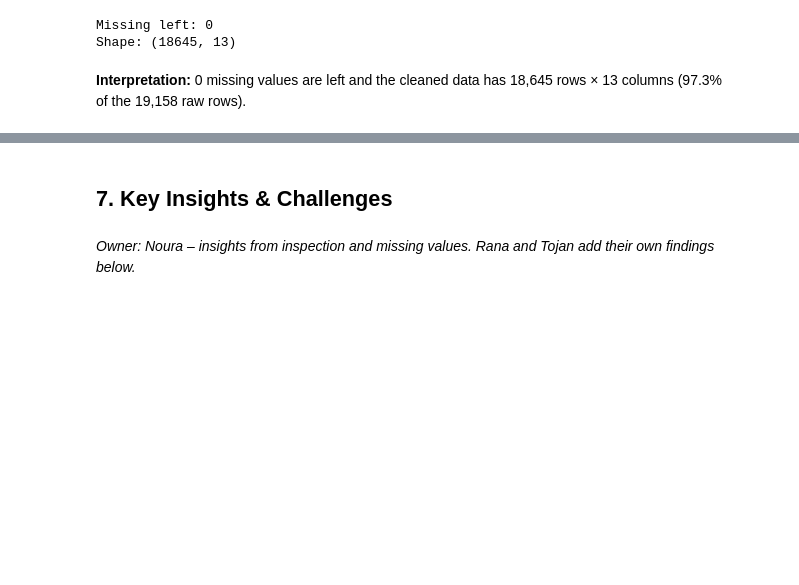
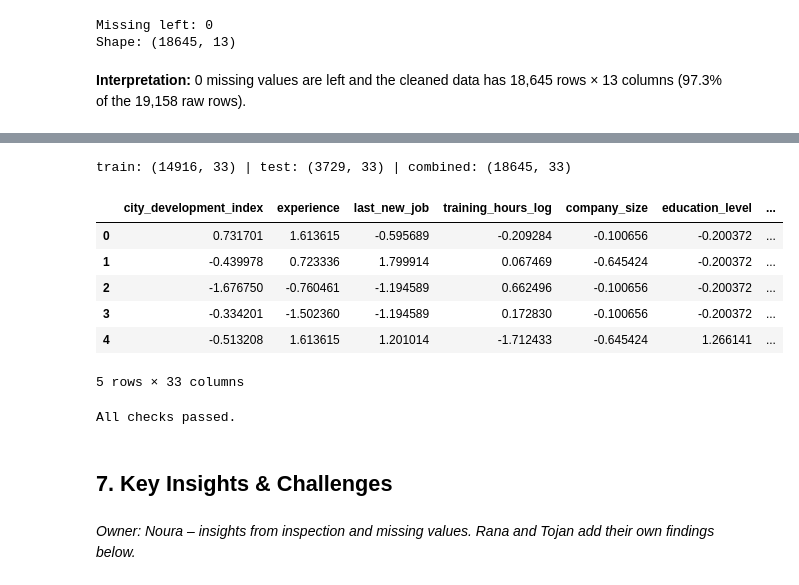
Before and after one commit to ManarAlrazin/SW485-Project-Group2, a Jupyter notebook: Phase1_Data_Exploration.ipynb, the cells around one changed output, grey strips where cells are left out. Saved outputs shown, nothing was run; the diff lists cells and outputs as text; code cells hidden in the pictures; blank space fills up the shorter version.

```diff
--- a/Phase1_Data_Exploration.ipynb
+++ b/Phase1_Data_Exploration.ipynb
@@ -272,3 +457,36 @@ Shape: (18645, 13)
+# %%
+train_out = X_train_p.assign(target=y_train.values)
+test_out = X_test_p.assign(target=y_test.values)
+
+train_out.to_csv("Dataset/preprocessed_train.csv", index=False)
+test_out.to_csv("Dataset/preprocessed_test.csv", index=False)
+
+# Combined file in the original row order of cleaned_data.csv
+combined = pd.concat([train_out.set_axis(X_train.index), test_out.set_axis(X_test.index)]).sort_index()
+combined.to_csv("Dataset/preprocessed_data.csv", index=False)
+
+os.makedirs("Supervised_Learning/models", exist_ok=True)
+joblib.dump(preprocessor, "Supervised_Learning/models/preprocessor.joblib")
+
+print("train:", train_out.shape, "| test:", test_out.shape, "| combined:", combined.shape)
+combined.head()
+# %% [output]
+train: (14916, 33) | test: (3729, 33) | combined: (18645, 33)
+|  | city_development_index | experience | last_new_job | training_hours_log | company_size | education_level | ... |
+| 0 | 0.731701 | 1.613615 | -0.595689 | -0.209284 | -0.100656 | -0.200372 | ... |
+| 1 | -0.439978 | 0.723336 | 1.799914 | 0.067469 | -0.645424 | -0.200372 | ... |
+| 2 | -1.676750 | -0.760461 | -1.194589 | 0.662496 | -0.100656 | -0.200372 | ... |
+| 3 | -0.334201 | -1.502360 | -1.194589 | 0.172830 | -0.100656 | -0.200372 | ... |
+| 4 | -0.513208 | 1.613615 | 1.201014 | -1.712433 | -0.645424 | 1.266141 | ... |
+5 rows × 33 columns
+# %%
+# Sanity checks
+assert combined.shape[0] == len(clean)
+assert not combined.isna().any().any()
+assert list(train_out.columns) == list(test_out.columns)
+print("All checks passed.")
+# %% [output]
+All checks passed.
 # %% [markdown]
 ## 7. Key Insights & Challenges
 # %% [markdown]
```
Also changed, not shown: parts of 23 cells of this notebook, 3 other files.
